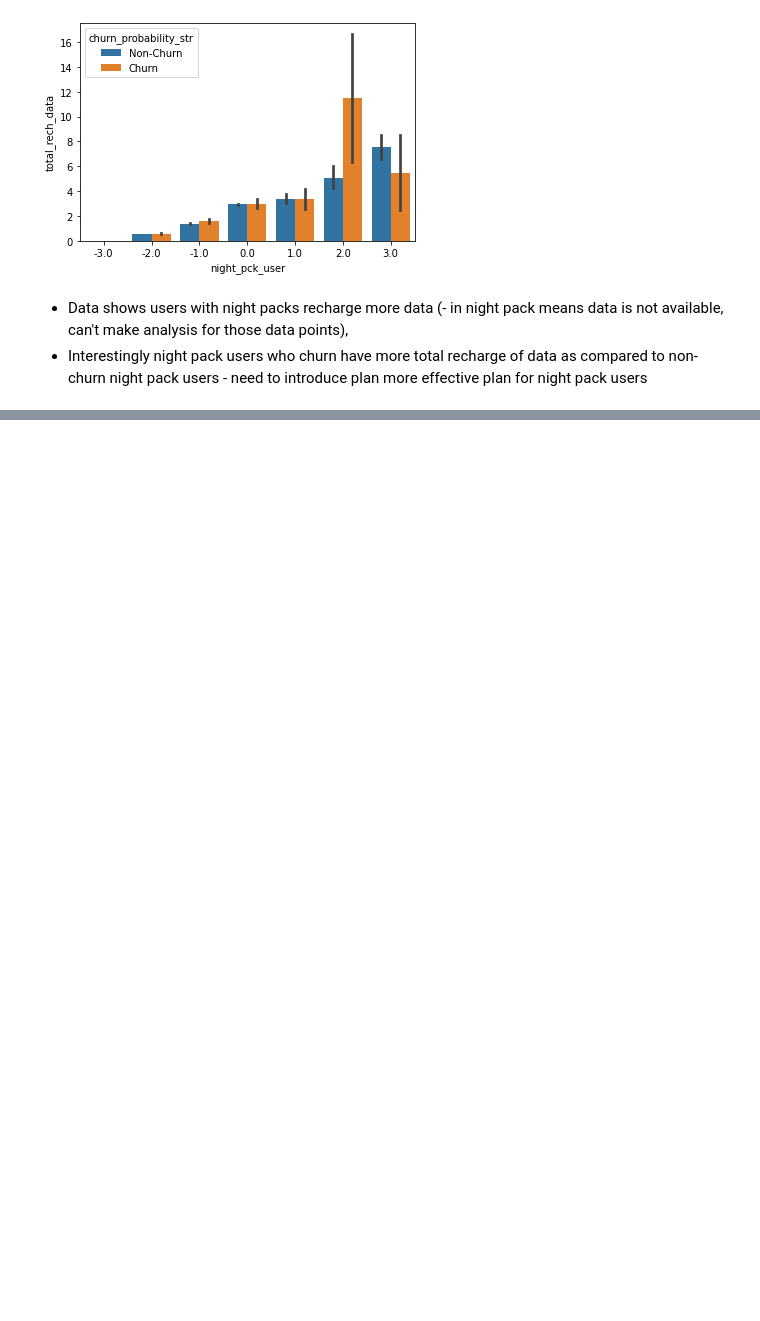
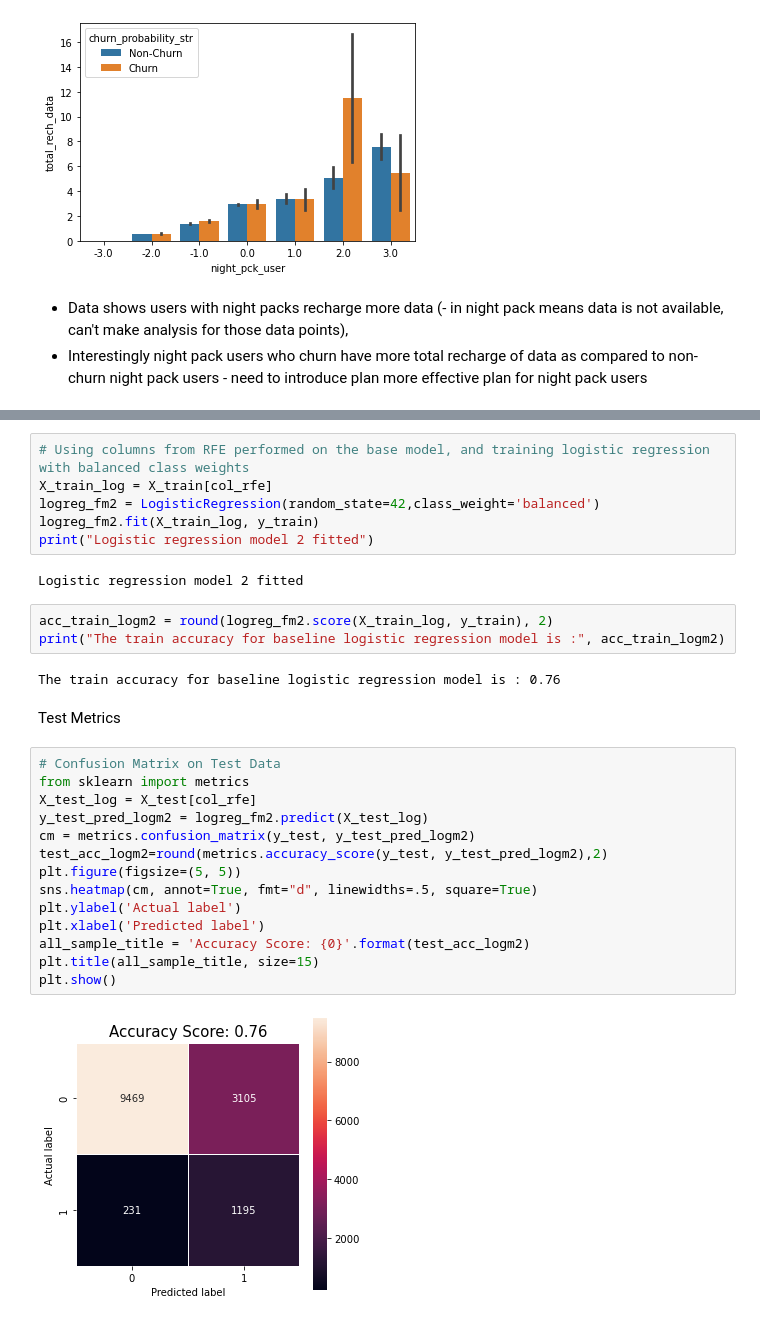
Before and after one commit to karthickchetti/Telecom_Churn_Prediction, a Jupyter notebook: Prediction.ipynb, the cells around one changed output, grey strips where cells are left out. Drawn from its saved outputs; the diff is of its cells as text; blank space fills up the shorter version.

```diff
--- a/Prediction.ipynb
+++ b/Prediction.ipynb
@@ -364,0 +574,31 @@ data.plot(x="churn_probability",y=["arpu_6","arpu_7","arpu_8"], kind="bar")
+# %%
+# Using columns from RFE performed on the base model, and training logistic regression with balanced class weights
+X_train_log = X_train[col_rfe]
+logreg_fm2 = LogisticRegression(random_state=42,class_weight='balanced')
+logreg_fm2.fit(X_train_log, y_train)
+print("Logistic regression model 2 fitted")
+# %% [output]
+Logistic regression model 2 fitted
+# %%
+acc_train_logm2 = round(logreg_fm2.score(X_train_log, y_train), 2)
+print("The train accuracy for baseline logistic regression model is :", acc_train_logm2)
+# %% [output]
+The train accuracy for baseline logistic regression model is : 0.76
+# %% [markdown]
+Test Metrics
+# %%
+# Confusion Matrix on Test Data
+from sklearn import metrics
+X_test_log = X_test[col_rfe]
+y_test_pred_logm2 = logreg_fm2.predict(X_test_log)
+cm = metrics.confusion_matrix(y_test, y_test_pred_logm2)
+test_acc_logm2=round(metrics.accuracy_score(y_test, y_test_pred_logm2),2)
+plt.figure(figsize=(5, 5))
+sns.heatmap(cm, annot=True, fmt="d", linewidths=.5, square=True)
+plt.ylabel('Actual label')
+plt.xlabel('Predicted label')
+all_sample_title = 'Accuracy Score: {0}'.format(test_acc_logm2)
+plt.title(all_sample_title, size=15)
+plt.show()
+# %% [output]
+[figure, added]
```
Also changed, not shown: parts of 79 cells of this notebook.
